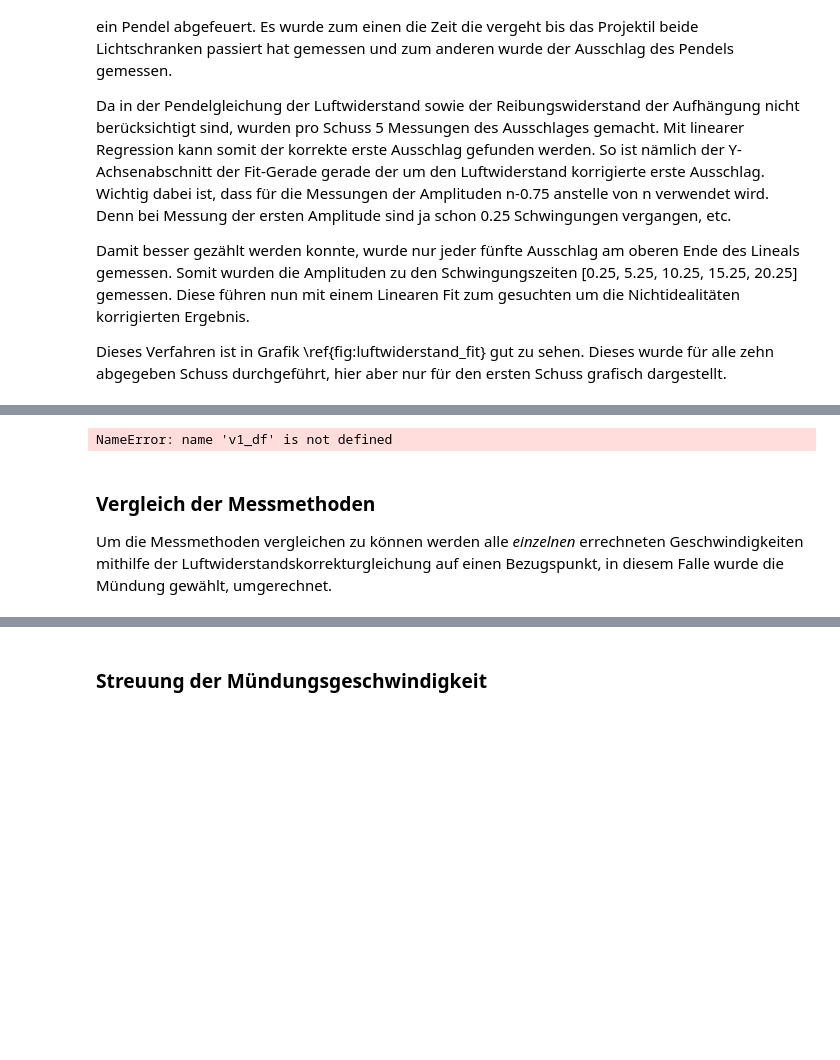
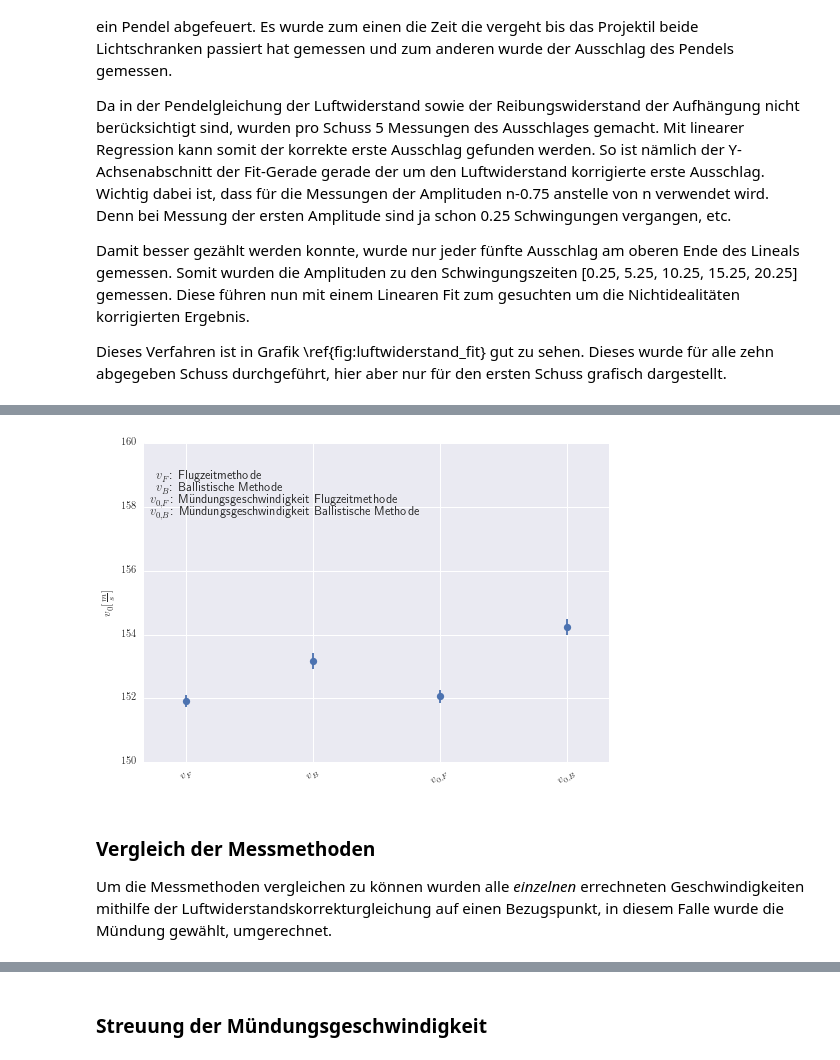
Before and after one commit to Yatekii/glal3, a Jupyter notebook: versuch2/M1.ipynb, the cells around one changed output, grey strips where cells are left out. Saved outputs shown, nothing was run; the diff lists cells and outputs as text; code cells hidden in the pictures; blank space fills up the shorter version.

```diff
--- a/versuch2/M1.ipynb
+++ b/versuch2/M1.ipynb
@@ -237,7 +238,7 @@ v1_A = 4*1e-6
 v1_pl = 1.2041
 
 def air_resistance(s, v):
-    k = cw * A * pl / 2 / v1_m
+    k = v1_cw * v1_A * v1_pl / 2 / v1_m
     v0 = v / (1 - k * s)
     return v0
 # %% [markdown]
@@ -406,34 +333,47 @@ In Grafik \ref{fig:laufzeiten} sind nun die einzelnen mittleren Laufzeiten und i
 # %%
 # Plot different methods with sem
 
 v1_mean = v1_df.mean()
 v1_sem = v1_df.sem()
-v1_flug_muendung_mean = air_resistance(v1_s + 0.2, v1_mean['v_flug'])
+
+v1_flug_muendung_mean = air_resistance(v1_s / 2, v1_mean['v_flug'])
+v1_flug_muendung_sem = air_resistance(v1_s / 2, v1_sem['v_flug'])
+
 v1_ballistic_muendung_mean = air_resistance(v1_sb1, v1_mean['v_ballistic'])
-v1_ballistic_mean = air_resistance(v1_sb1 / 2, v1_mean['v_ballistic'])
+v1_ballistic_muendung_sem = air_resistance(v1_sb1, v1_sem['v_ballistic'])
 
 x = [1, 4, 7, 10]
 y = [
     v1_mean['v_flug'],
-    v1_ballistic_mean,
+    v1_mean['v_ballistic'],
     v1_flug_muendung_mean,
     v1_ballistic_muendung_mean
 ]
 e = [
     v1_sem['v_flug'],
     v1_sem['v_ballistic'],
     v1_flug_muendung_sem,
     v1_ballistic_muendung_sem
 ]
-labels = ['Flugzeitmethode', 'Ballistische Methode', 'Mündungsgeschwindigkeit Flugzeitmethode', 'Mündungsgeschwindigkeit Ballistische Methode']
+labels = ['$v_F$', '$v_B$', '$v_{0,F}$', '$v_{0,B}$']
+fig = plt.figure()
 plt.errorbar(x, y, yerr=e, fmt='o')
 plt.xlim([0, 11])
+plt.ylim([150, 160])
 plt.xticks(x, labels, rotation='35')
-plt.show()
+plt.ylabel('$v_0 [\\frac{m}{s}]$')
+plt.text(-0.026, 0.86,'$v_F $: Flugzeitmethode', transform = ax.transAxes)
+plt.text(-0.026, 0.82,'$v_B $: Ballistische Methode', transform = ax.transAxes)
+plt.text(-0.04, 0.78,'$v_{0,F}$: Mündungsgeschwindigkeit Flugzeitmethode', transform = ax.transAxes)
+plt.text(-0.04, 0.74,'$v_{0,B}$: Mündungsgeschwindigkeit Ballistische Methode', transform = ax.transAxes)
+plt.close(fig)
+
+figure = PrettyFigure(fig, label='fig:laufzeiten_luft_v_balllistisch', caption='Die mittleren Geschwindigkeiten der ballistischen und Flugzeitmethode im Vergleich mit ihren respektiven mittleren Mündungsgeschwindigkeiten.')
+figure.show()
 # %% [output]
-NameError: name 'v1_df' is not defined
+[figure, added]
 # %% [markdown]
 ### Vergleich der Messmethoden
 
-Um die Messmethoden vergleichen zu können werden alle _einzelnen_ errechneten Geschwindigkeiten mithilfe der Luftwiderstandskorrekturgleichung auf einen Bezugspunkt, in diesem Falle wurde die Mündung gewählt, umgerechnet.
+Um die Messmethoden vergleichen zu können wurden alle _einzelnen_ errechneten Geschwindigkeiten mithilfe der Luftwiderstandskorrekturgleichung auf einen Bezugspunkt, in diesem Falle wurde die Mündung gewählt, umgerechnet.
 # %%
```
Also changed, not shown: parts of 11 cells of this notebook, 15 other files.
